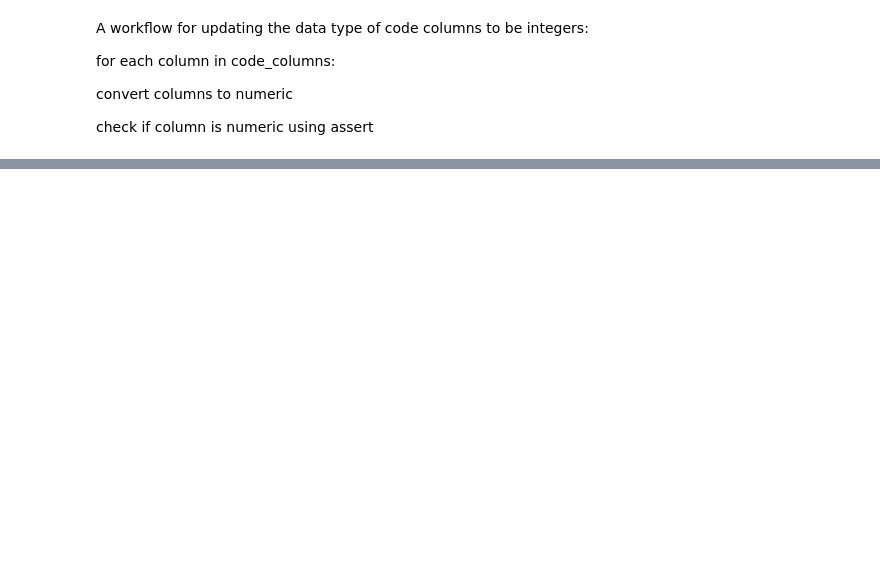
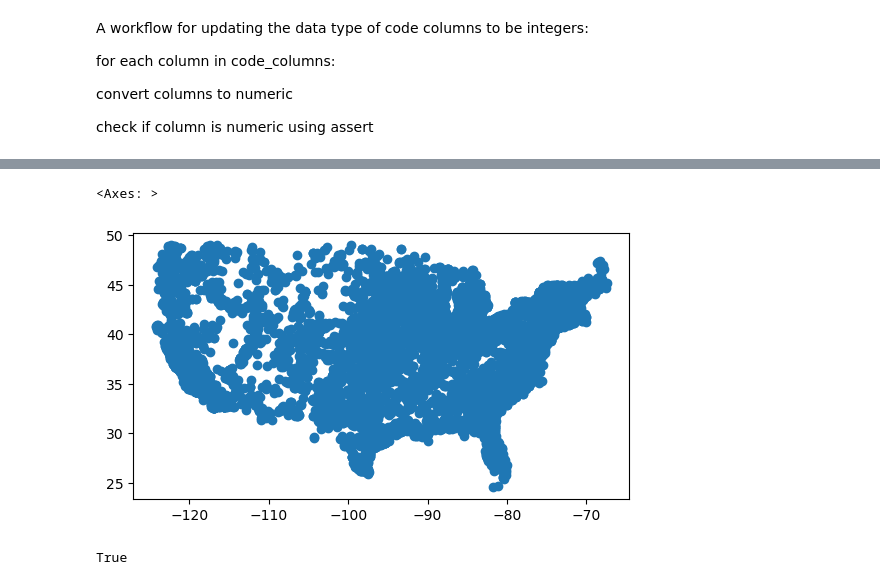
Before and after one commit to jaslynmiura/eds220-2025-in-class, a Jupyter notebook: week5-code-streamlining.ipynb, the cells around one changed output, grey strips where cells are left out. Cells and saved outputs as stored; diff of their text form; code cells hidden in the pictures; blank space fills up the shorter version.

```diff
--- a/week5-code-streamlining.ipynb
+++ b/week5-code-streamlining.ipynb
@@ -172,0 +212,10 @@ for column in code_cols:
+# %%
+power_plants = power_plants[~power_plants.state.isin(['Puerto Rico', 'Hawaii', 'Alaska'])]
+power_plants.plot()
+# %% [output]
+<Axes: >
+[figure, added]
+# %%
+contiguous.crs == power_plants.crs
+# %% [output]
+True
```
Also changed, not shown: parts of 21 cells of this notebook.
